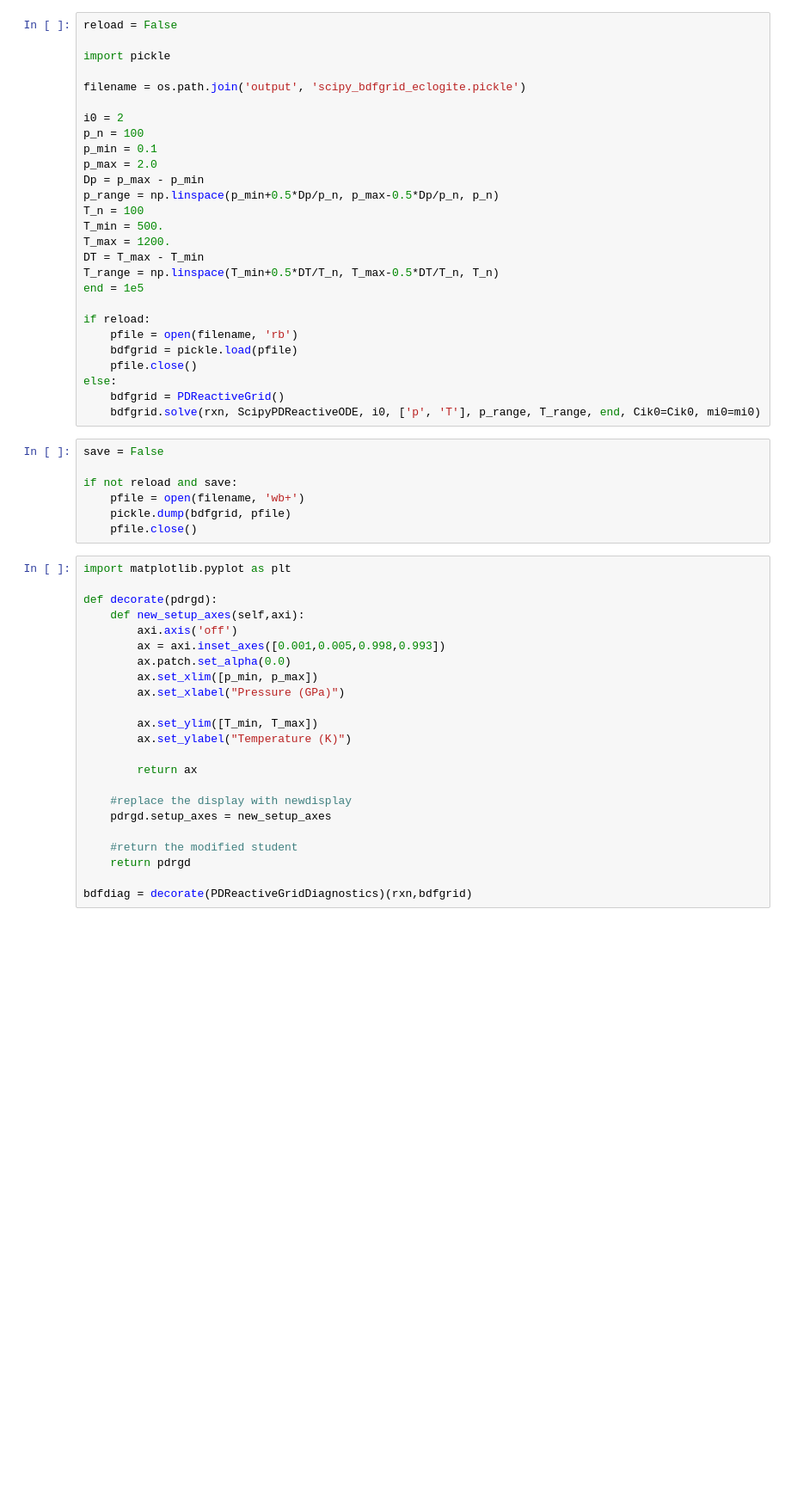
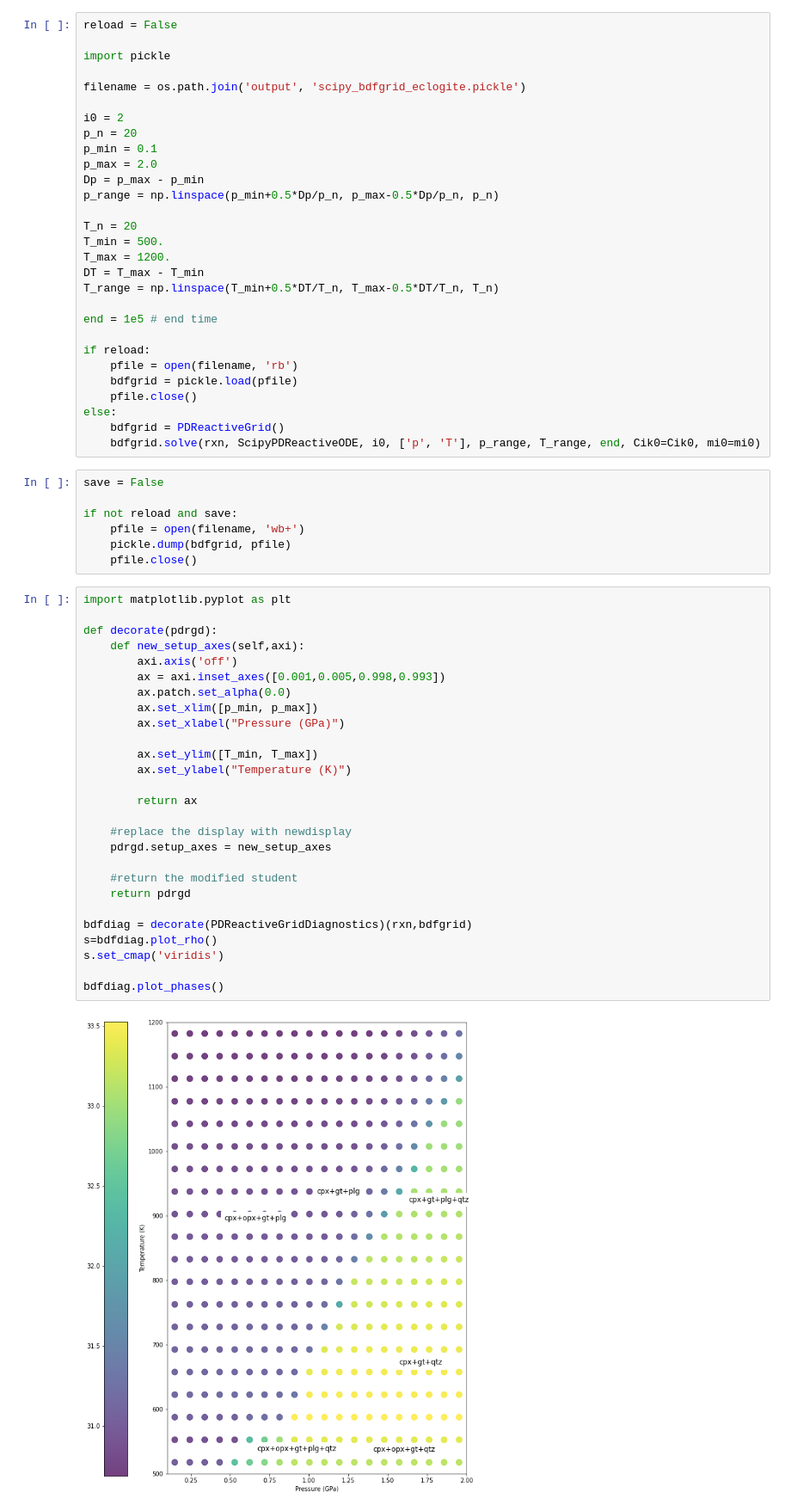
Before and after one commit to mitchellmcm27/tcg-ec, a Jupyter notebook: systems/ec/notebooks/ec_reactions.ipynb, the cells around one changed output. Shown at 86% size. Cells and saved outputs as stored; diff of their text form; blank space fills up the shorter version.

```diff
--- a/systems/ec/notebooks/ec_reactions.ipynb
+++ b/systems/ec/notebooks/ec_reactions.ipynb
@@ -151,17 +170,19 @@ import pickle
 filename = os.path.join('output', 'scipy_bdfgrid_eclogite.pickle')
 
 i0 = 2
-p_n = 100
+p_n = 20
 p_min = 0.1
 p_max = 2.0
 Dp = p_max - p_min
 p_range = np.linspace(p_min+0.5*Dp/p_n, p_max-0.5*Dp/p_n, p_n)
-T_n = 100
+
+T_n = 20
 T_min = 500.
 T_max = 1200.
 DT = T_max - T_min
 T_range = np.linspace(T_min+0.5*DT/T_n, T_max-0.5*DT/T_n, T_n)
-end = 1e5
+
+end = 1e5 # end time
 
 if reload:
     pfile = open(filename, 'rb')
@@ -180,23 +201,29 @@ if not reload and save:
 # %%
 import matplotlib.pyplot as plt
 
 def decorate(pdrgd):
     def new_setup_axes(self,axi):
         axi.axis('off')
         ax = axi.inset_axes([0.001,0.005,0.998,0.993])
         ax.patch.set_alpha(0.0)
         ax.set_xlim([p_min, p_max])
         ax.set_xlabel("Pressure (GPa)")
 
         ax.set_ylim([T_min, T_max])
         ax.set_ylabel("Temperature (K)")
 
         return ax
 
     #replace the display with newdisplay
     pdrgd.setup_axes = new_setup_axes
 
     #return the modified student
     return pdrgd
 
 bdfdiag = decorate(PDReactiveGridDiagnostics)(rxn,bdfgrid)
+s=bdfdiag.plot_rho()
+s.set_cmap('viridis')
+
+bdfdiag.plot_phases()
+# %% [output]
+[figure, added]
```
Also changed, not shown: parts of 13 cells of this notebook, 3 other files.
